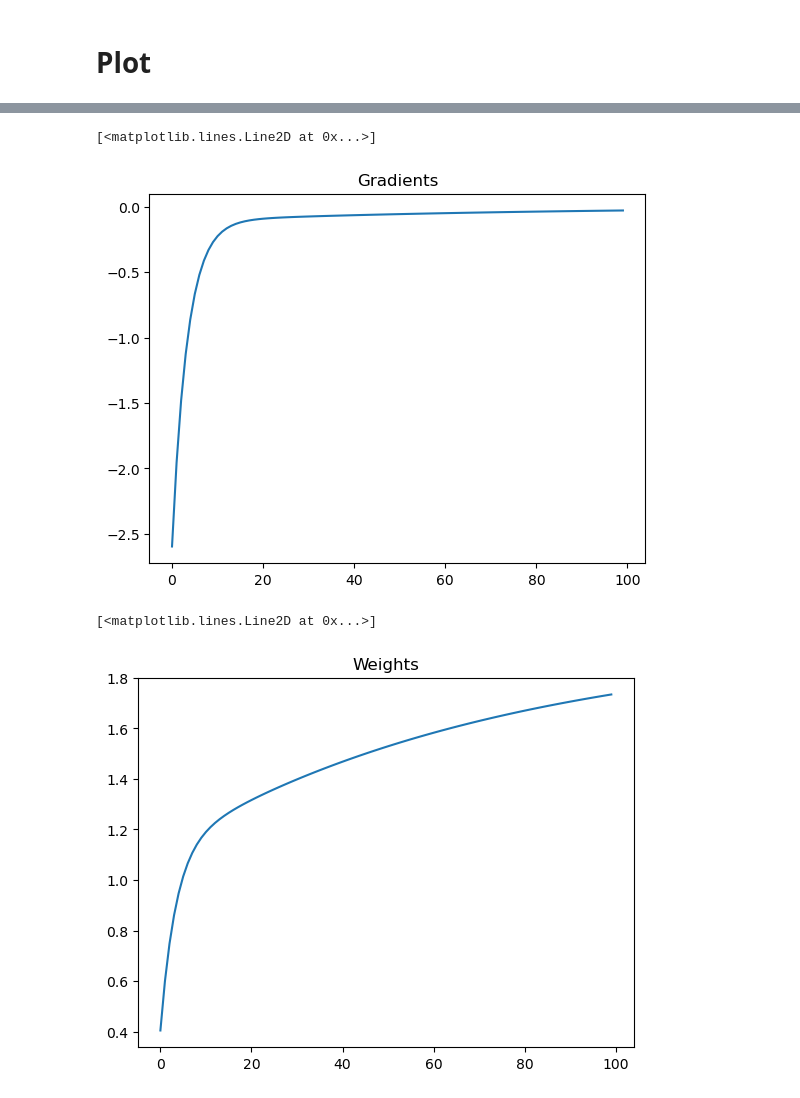
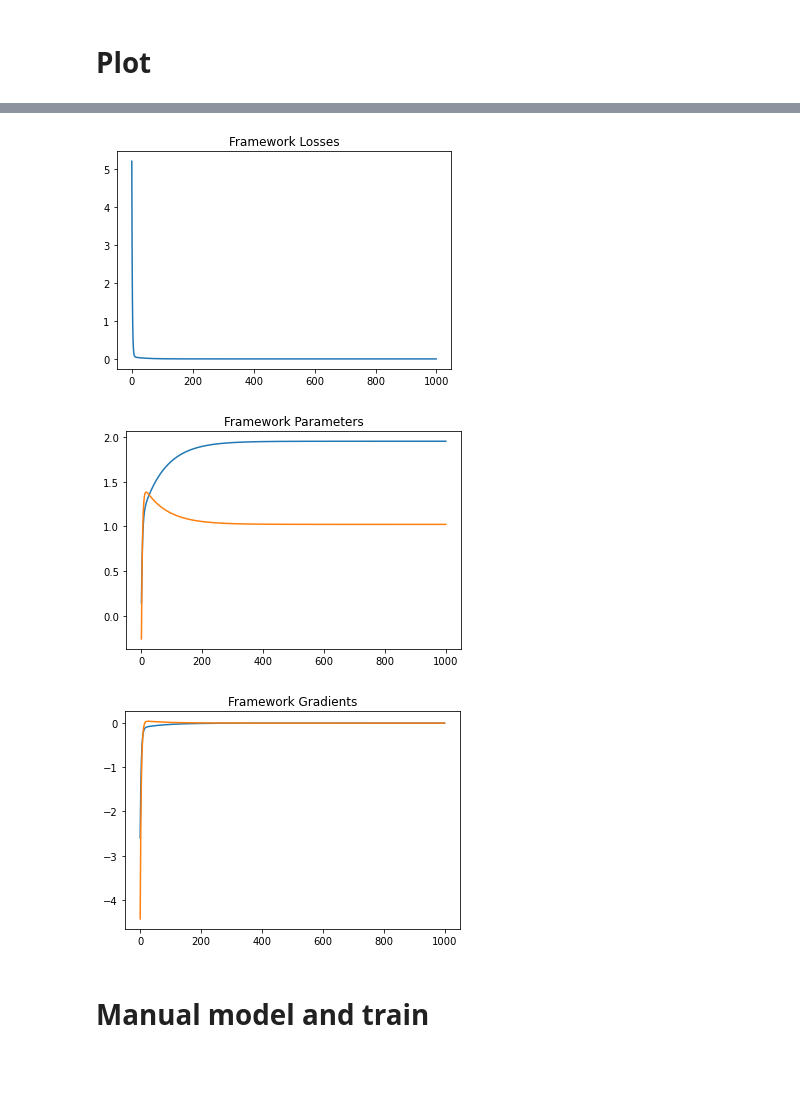
Before and after one commit to bzitko/nlp_repo, a Jupyter notebook: lectures/torch_101.ipynb, the cells around one changed output, grey strips where cells are left out. Saved outputs shown, nothing was run; the diff lists cells and outputs as text; code cells hidden in the pictures; blank space fills up the shorter version.

```diff
--- a/lectures/torch_101.ipynb
+++ b/lectures/torch_101.ipynb
@@ -86,12 +72,18 @@ plt.plot(losses)
-# %%
-plt.title("Gradients")
-plt.plot(w_grads)
-# %% [output]
-[<matplotlib.lines.Line2D at 0x...>]
-[figure, removed]
-# %%
-plt.title("Weights")
-plt.plot(ws)
-# %% [output]
-[<matplotlib.lines.Line2D at 0x...>]
-[figure, removed]
+# %%
+plt.title("Framework Losses")
+plt.plot(losses)
+plt.show()
+
+plt.title("Framework Parameters")
+plt.plot(params)
+plt.show()
+
+plt.title("Framework Gradients")
+plt.plot(grads)
+plt.show()
+# %% [output]
+[figure, added]
+[figure, added]
+[figure, added]
+# %% [markdown]
+# Manual model and train
```
Also changed, not shown: parts of 10 cells of this notebook, 2 other files.
